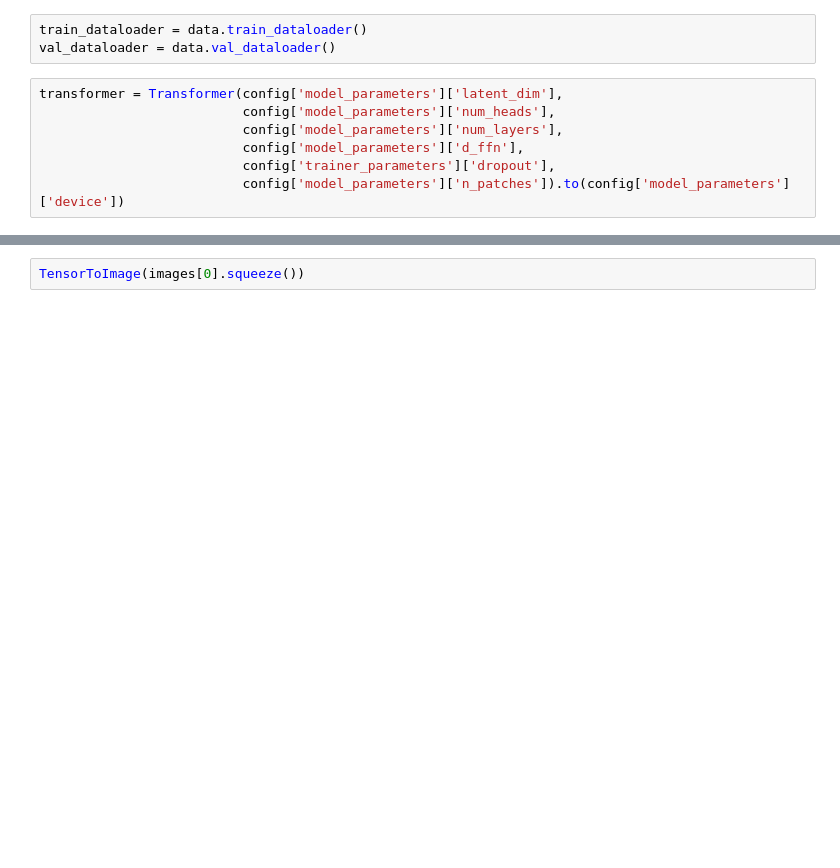
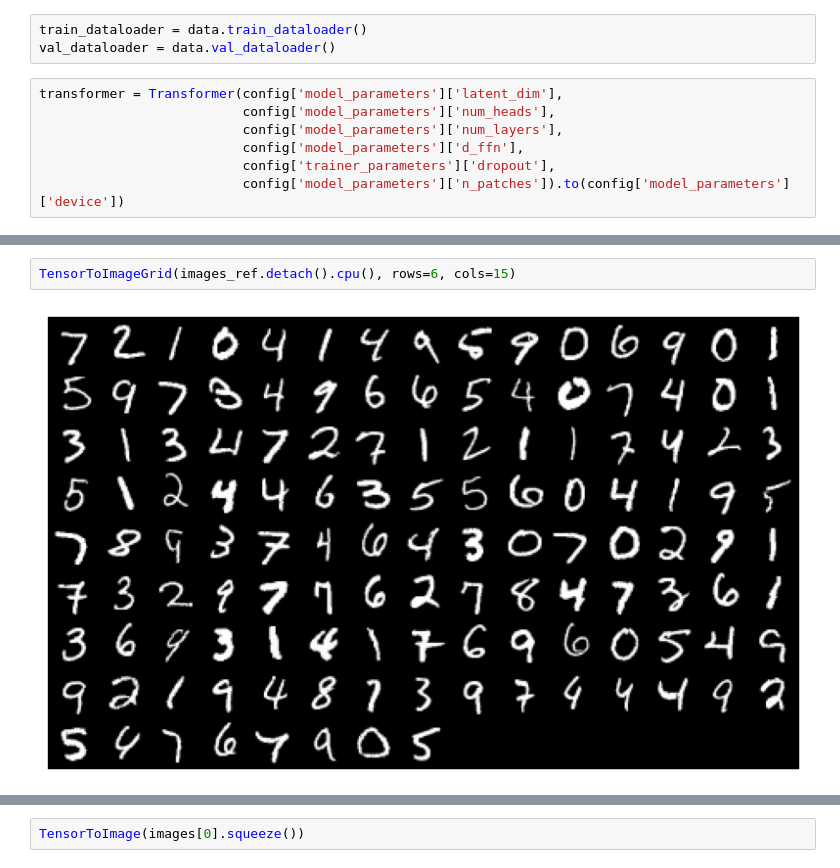
Before and after one commit to mertyigit/PointNet-Transformer, a Jupyter notebook: notebooks/visualize.ipynb, the cells around one changed output, grey strips where cells are left out. Cells and saved outputs as stored; diff of their text form; blank space fills up the shorter version.

```diff
--- a/notebooks/visualize.ipynb
+++ b/notebooks/visualize.ipynb
@@ -107,0 +120,4 @@ TensorToImage(image_r)
+# %%
+TensorToImageGrid(images_ref.detach().cpu(), rows=6, cols=15)
+# %% [output]
+[figure, added]
```
Also changed, not shown: parts of 14 cells of this notebook, 15 other files.
